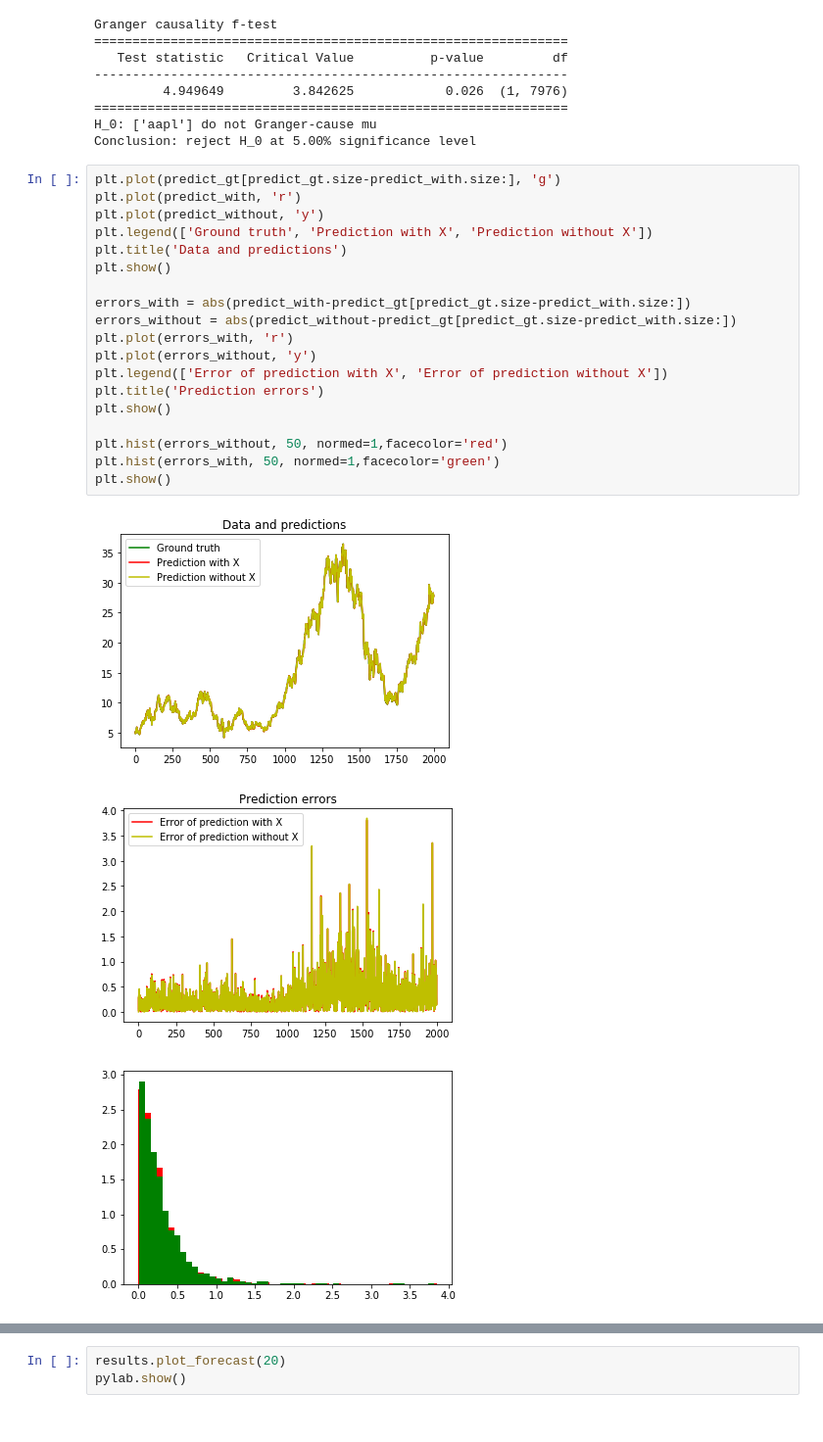
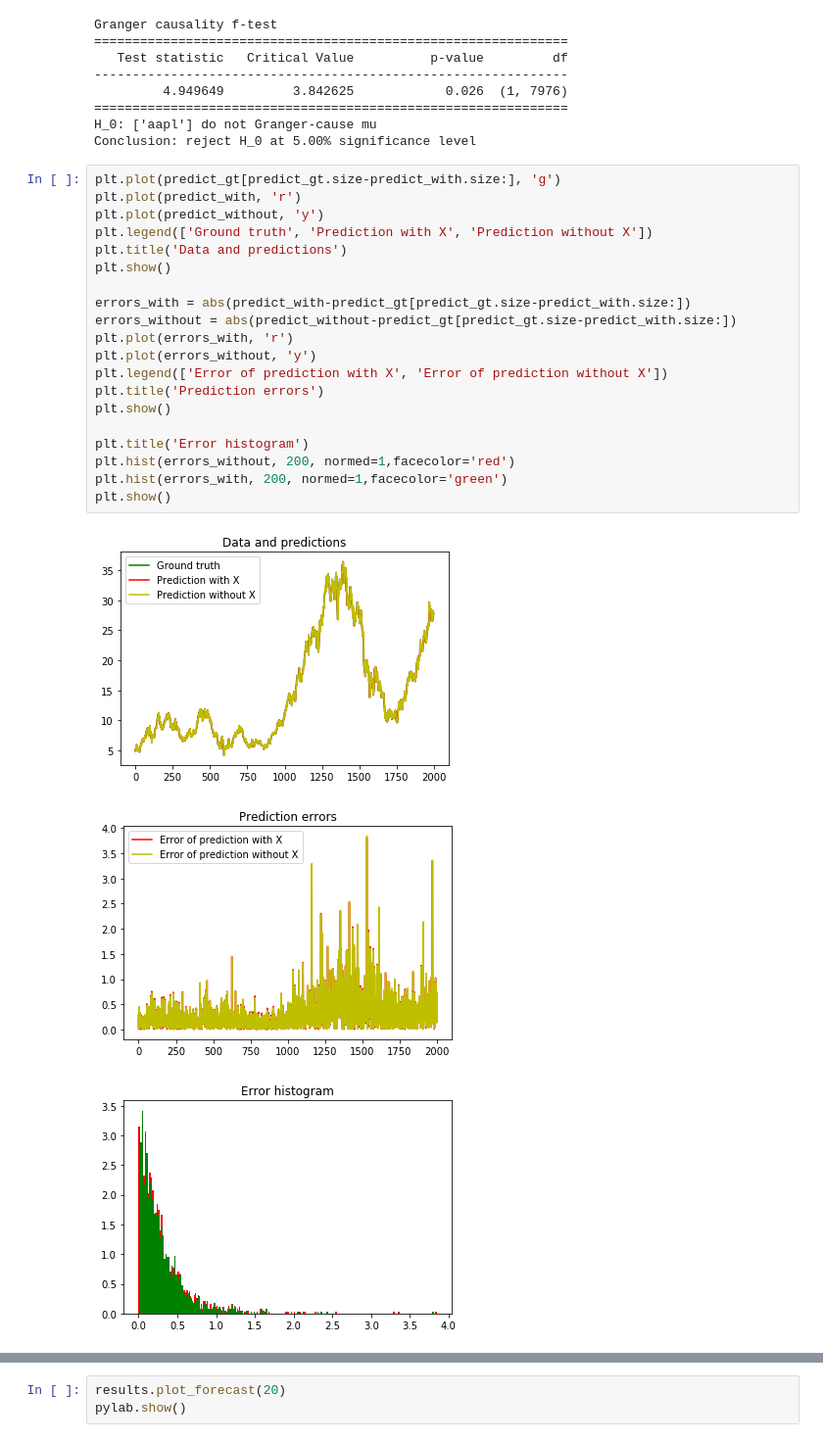
Before and after one commit to lisayzho/granger-causality, a Jupyter notebook: granger.ipynb, the cells around one changed output, grey strips where cells are left out. Shown at 98% size. Drawn from its saved outputs; the diff is of its cells as text.

Commit message:
Plot details

```diff
--- a/granger.ipynb
+++ b/granger.ipynb
@@ -67,23 +67,24 @@ Conclusion: reject H_0 at 5.00% significance level
 # %%
 plt.plot(predict_gt[predict_gt.size-predict_with.size:], 'g')
 plt.plot(predict_with, 'r')
 plt.plot(predict_without, 'y')
 plt.legend(['Ground truth', 'Prediction with X', 'Prediction without X'])
 plt.title('Data and predictions')
 plt.show()
 
 errors_with = abs(predict_with-predict_gt[predict_gt.size-predict_with.size:])
 errors_without = abs(predict_without-predict_gt[predict_gt.size-predict_with.size:])
 plt.plot(errors_with, 'r')
 plt.plot(errors_without, 'y')
 plt.legend(['Error of prediction with X', 'Error of prediction without X'])
 plt.title('Prediction errors')
 plt.show()
 
-plt.hist(errors_without, 50, normed=1,facecolor='red')
-plt.hist(errors_with, 50, normed=1,facecolor='green')
+plt.title('Error histogram')
+plt.hist(errors_without, 200, normed=1,facecolor='red')
+plt.hist(errors_with, 200, normed=1,facecolor='green')
 plt.show()
 # %% [output]
 [figure]
 [figure]
-[figure, old version]
+[figure, new version]
```
Also changed, not shown: parts of 1 cell of this notebook.
